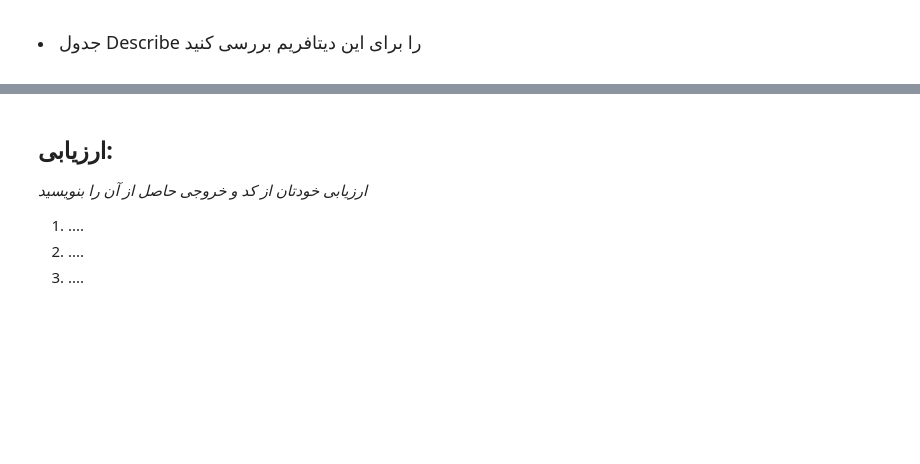
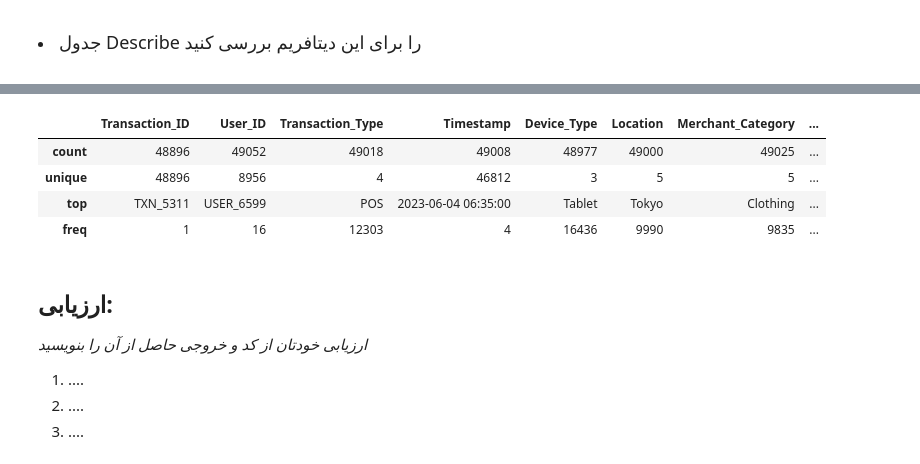
Before and after one commit to aghababaei-alireza/AI_Darsman, a Jupyter notebook: Semester 5 - Machine Learning/Homeworks/HW6/notebooks/S5-HW6-Alireza Aghababaei.ipynb, the cells around one changed output, grey strips where cells are left out. Cells and saved outputs as stored; diff of their text form; code cells hidden in the pictures; blank space fills up the shorter version.

```diff
--- a/Semester 5 - Machine Learning/Homeworks/HW6/notebooks/S5-HW6-Alireza Aghababaei.ipynb
+++ b/Semester 5 - Machine Learning/Homeworks/HW6/notebooks/S5-HW6-Alireza Aghababaei.ipynb
@@ -236,3 +350,11 @@
+# %%
+df.describe(include=['object'])
+# %% [output]
+|  | Transaction_ID | User_ID | Transaction_Type | Timestamp | Device_Type | Location | Merchant_Category | ... |
+| count | 48896 | 49052 | 49018 | 49008 | 48977 | 49000 | 49025 | ... |
+| unique | 48896 | 8956 | 4 | 46812 | 3 | 5 | 5 | ... |
+| top | TXN_5311 | USER_6599 | POS | 2023-06-04 06:35:00 | Tablet | Tokyo | Clothing | ... |
+| freq | 1 | 16 | 12303 | 4 | 16436 | 9990 | 9835 | ... |
 # %% [markdown]
 ## ارزیابی:
 *ارزیابی خودتان از کد و خروجی حاصل از آن را بنویسید*
```
Also changed, not shown: parts of 12 cells of this notebook.
